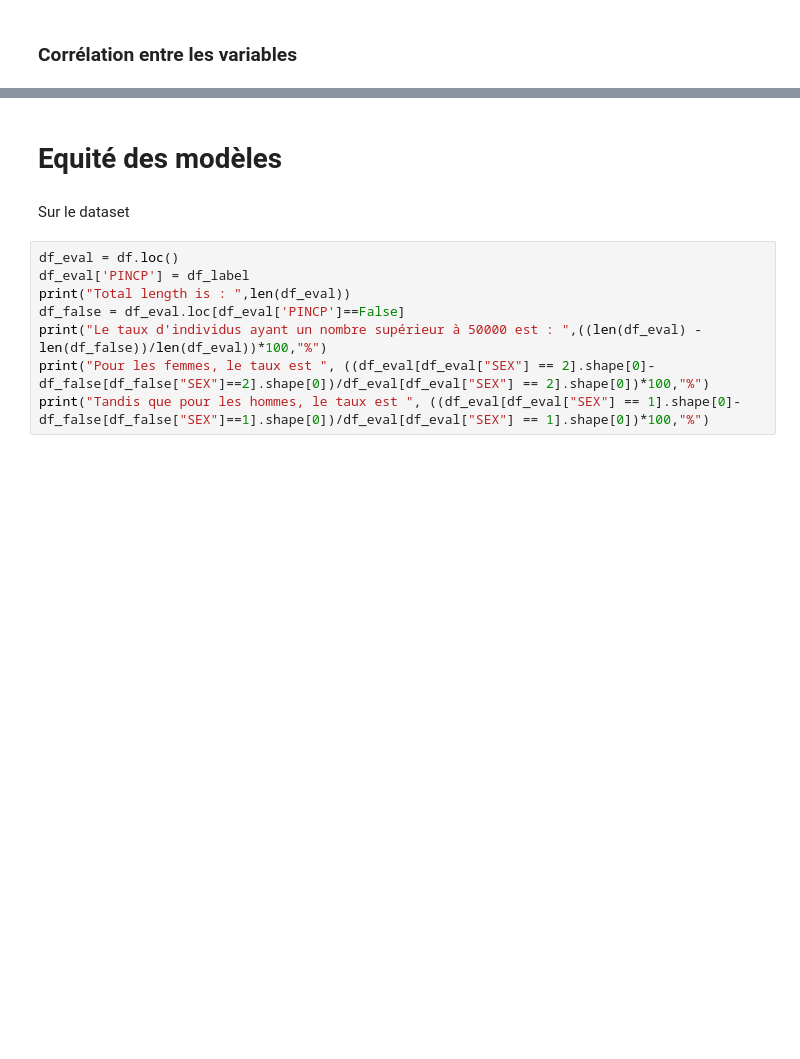
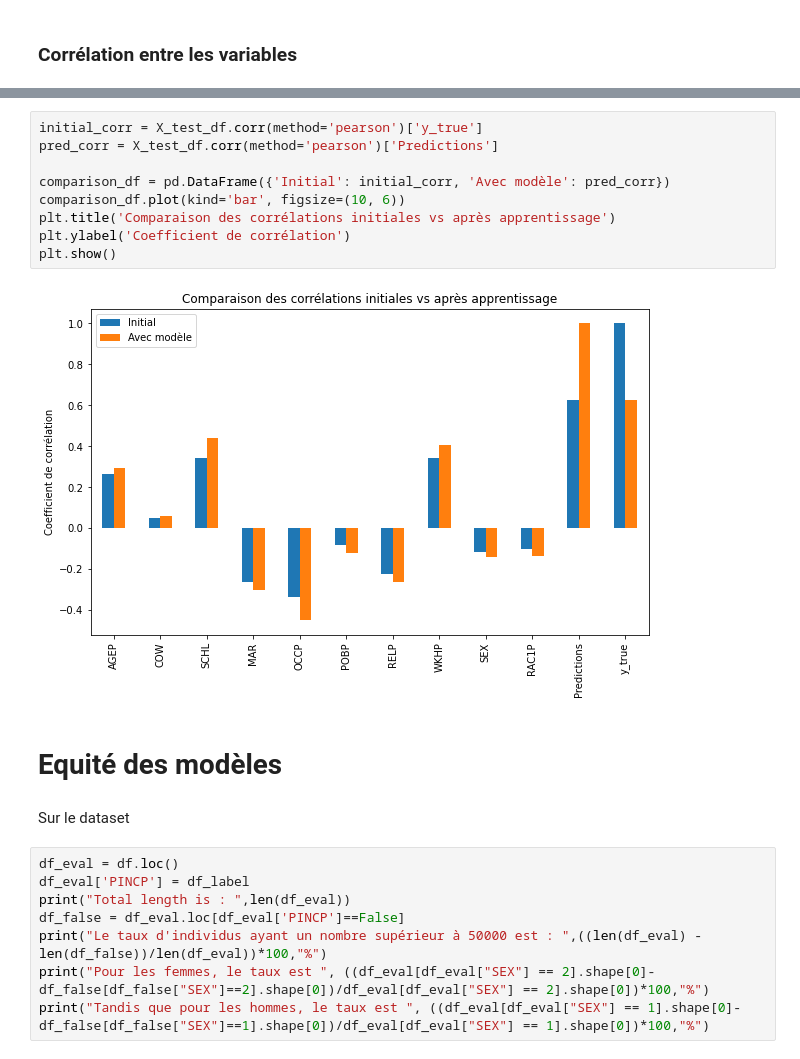
Before and after one commit to Raph3141/tp-supervise, a Jupyter notebook: TP.ipynb, the cells around one changed output, grey strips where cells are left out. Drawn from its saved outputs; the diff is of its cells as text; blank space fills up the shorter version.

```diff
--- a/TP.ipynb
+++ b/TP.ipynb
@@ -425,3 +539,14 @@ plt.show()
+# %%
+initial_corr = X_test_df.corr(method='pearson')['y_true']
+pred_corr = X_test_df.corr(method='pearson')['Predictions']
+
+comparison_df = pd.DataFrame({'Initial': initial_corr, 'Avec modèle': pred_corr})
+comparison_df.plot(kind='bar', figsize=(10, 6))
+plt.title('Comparaison des corrélations initiales vs après apprentissage')
+plt.ylabel('Coefficient de corrélation')
+plt.show()
+# %% [output]
+[figure, added]
 # %% [markdown]
 # Equité des modèles
 # %% [markdown]
```
Also changed, not shown: parts of 29 cells of this notebook, 13 other files.
